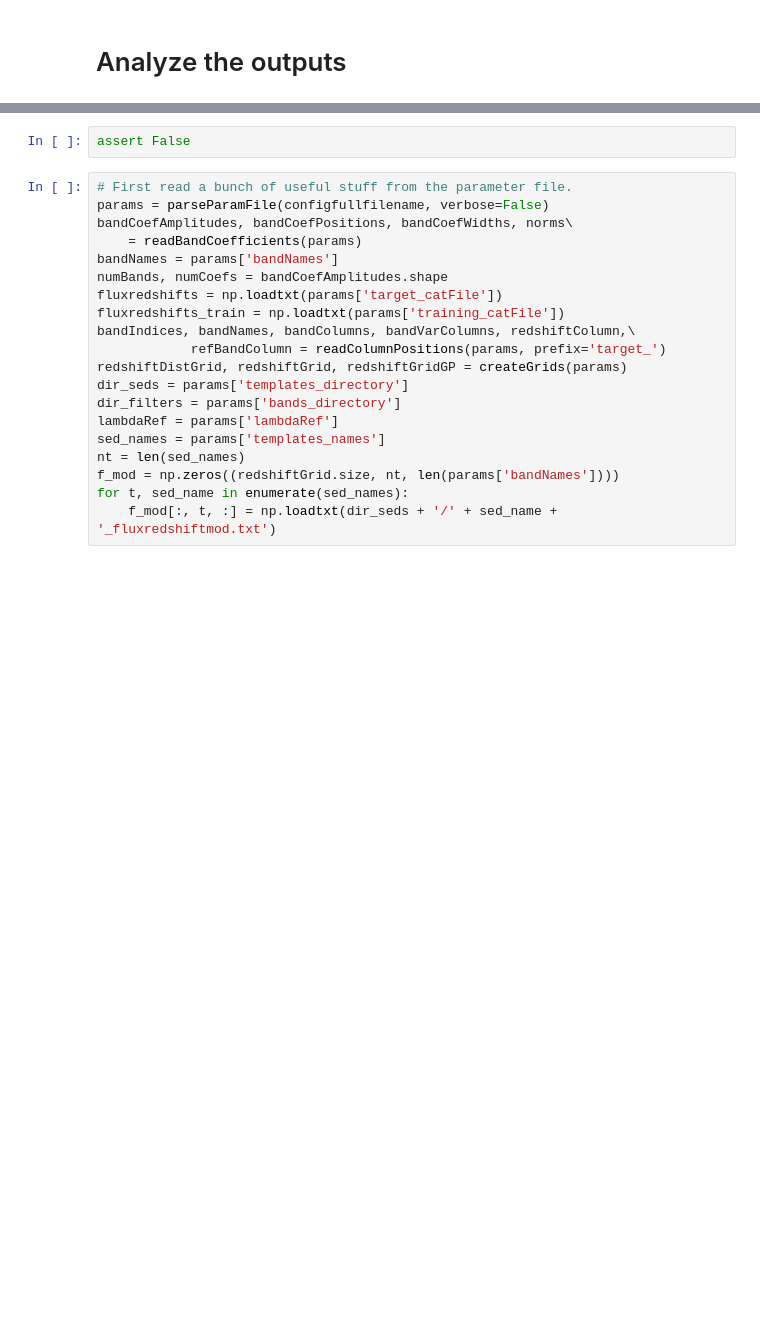
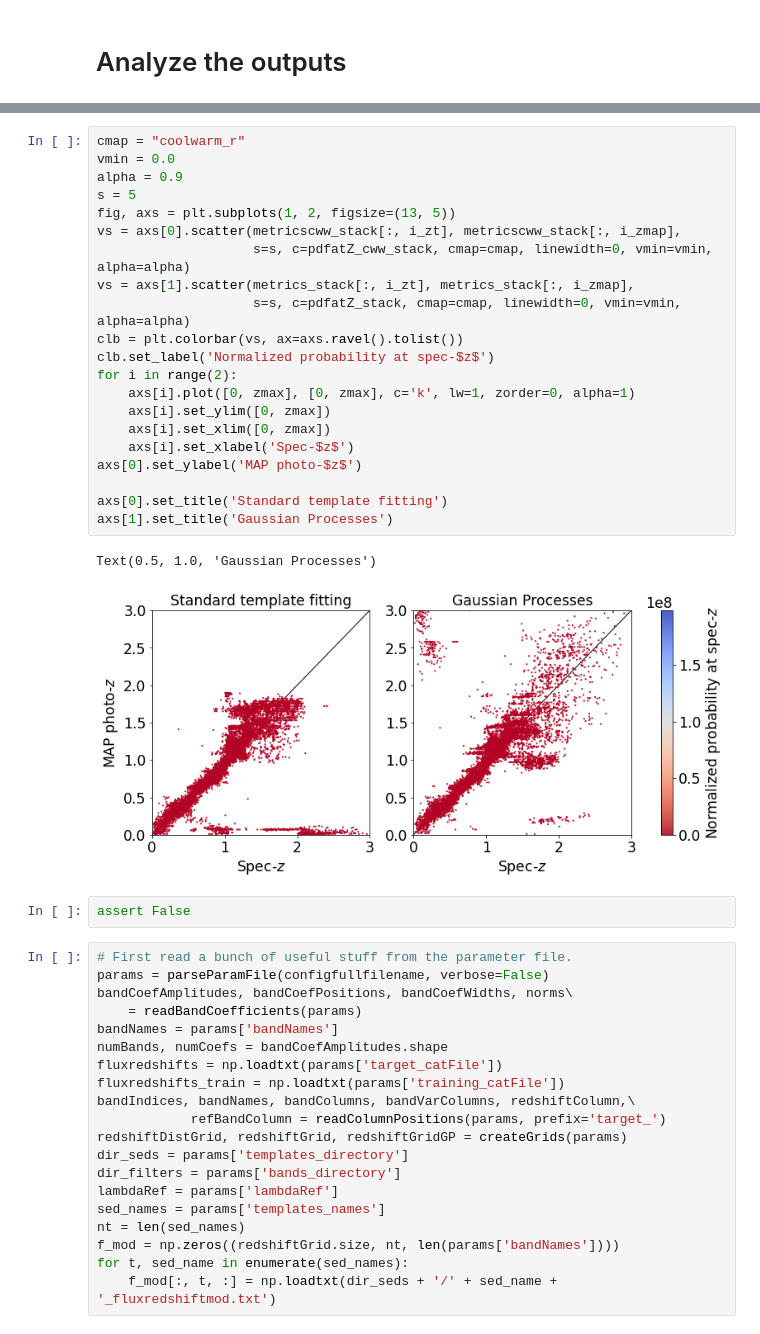
Before and after one commit to ixkael/Delight, a Jupyter notebook: desc-dc2/runbychunk_delight_descdc2.ipynb, the cells around one changed output, grey strips where cells are left out. Cells and saved outputs as stored; diff of their text form; blank space fills up the shorter version.

```diff
--- a/desc-dc2/runbychunk_delight_descdc2.ipynb
+++ b/desc-dc2/runbychunk_delight_descdc2.ipynb
@@ -130,3 +479,27 @@ for idx_file in range(1,NCHUNKS+1):
+# %%
+cmap = "coolwarm_r"
+vmin = 0.0
+alpha = 0.9
+s = 5
+fig, axs = plt.subplots(1, 2, figsize=(13, 5))
+vs = axs[0].scatter(metricscww_stack[:, i_zt], metricscww_stack[:, i_zmap],
+                    s=s, c=pdfatZ_cww_stack, cmap=cmap, linewidth=0, vmin=vmin, alpha=alpha)
+vs = axs[1].scatter(metrics_stack[:, i_zt], metrics_stack[:, i_zmap],
+                    s=s, c=pdfatZ_stack, cmap=cmap, linewidth=0, vmin=vmin, alpha=alpha)
+clb = plt.colorbar(vs, ax=axs.ravel().tolist())
+clb.set_label('Normalized probability at spec-$z$')
+for i in range(2):
+    axs[i].plot([0, zmax], [0, zmax], c='k', lw=1, zorder=0, alpha=1)
+    axs[i].set_ylim([0, zmax])
+    axs[i].set_xlim([0, zmax])
+    axs[i].set_xlabel('Spec-$z$')
+axs[0].set_ylabel('MAP photo-$z$')
+
+axs[0].set_title('Standard template fitting')
+axs[1].set_title('Gaussian Processes')
+# %% [output]
+Text(0.5, 1.0, 'Gaussian Processes')
+[figure, added]
 # %%
 assert False
 # %%
```
Also changed, not shown: parts of 32 cells of this notebook, 1 other file.
